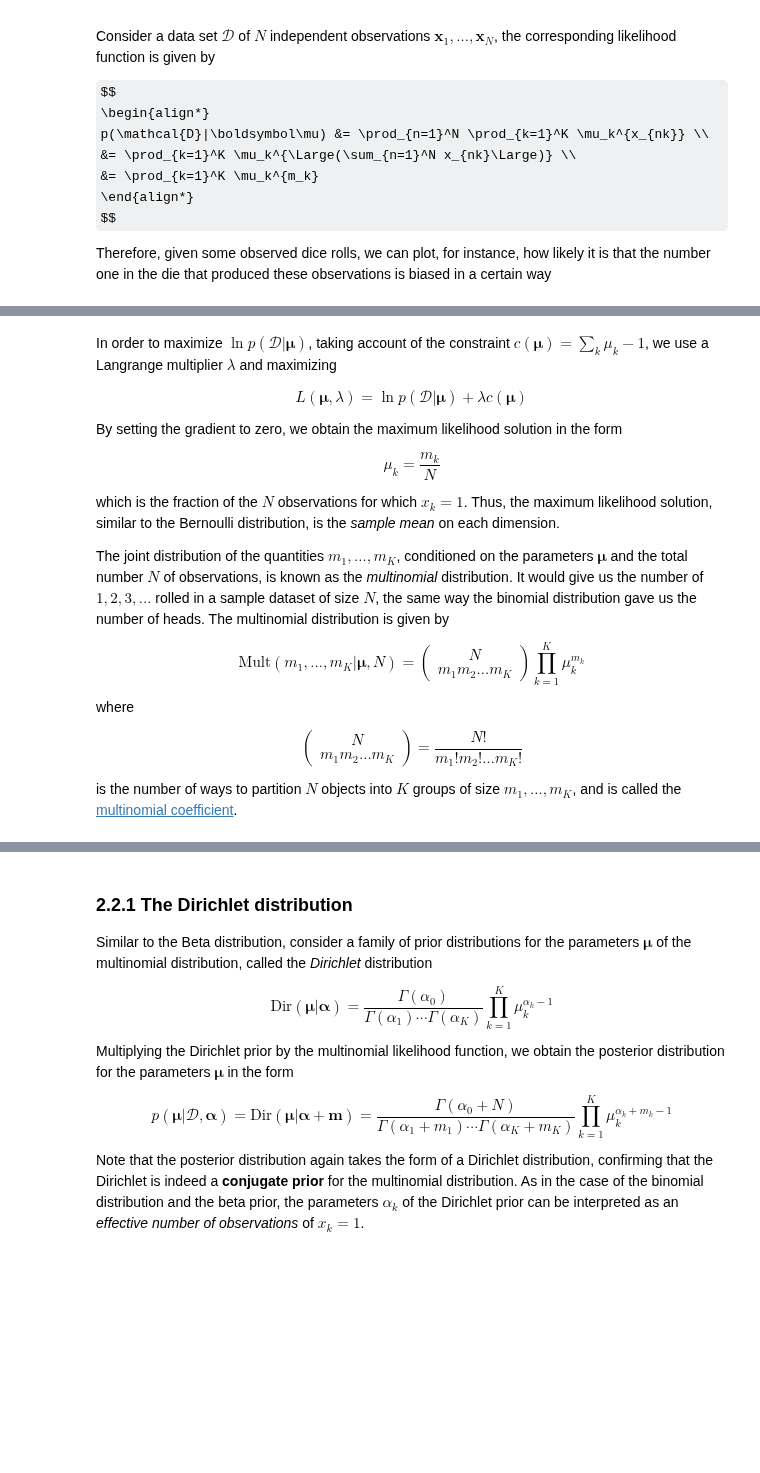
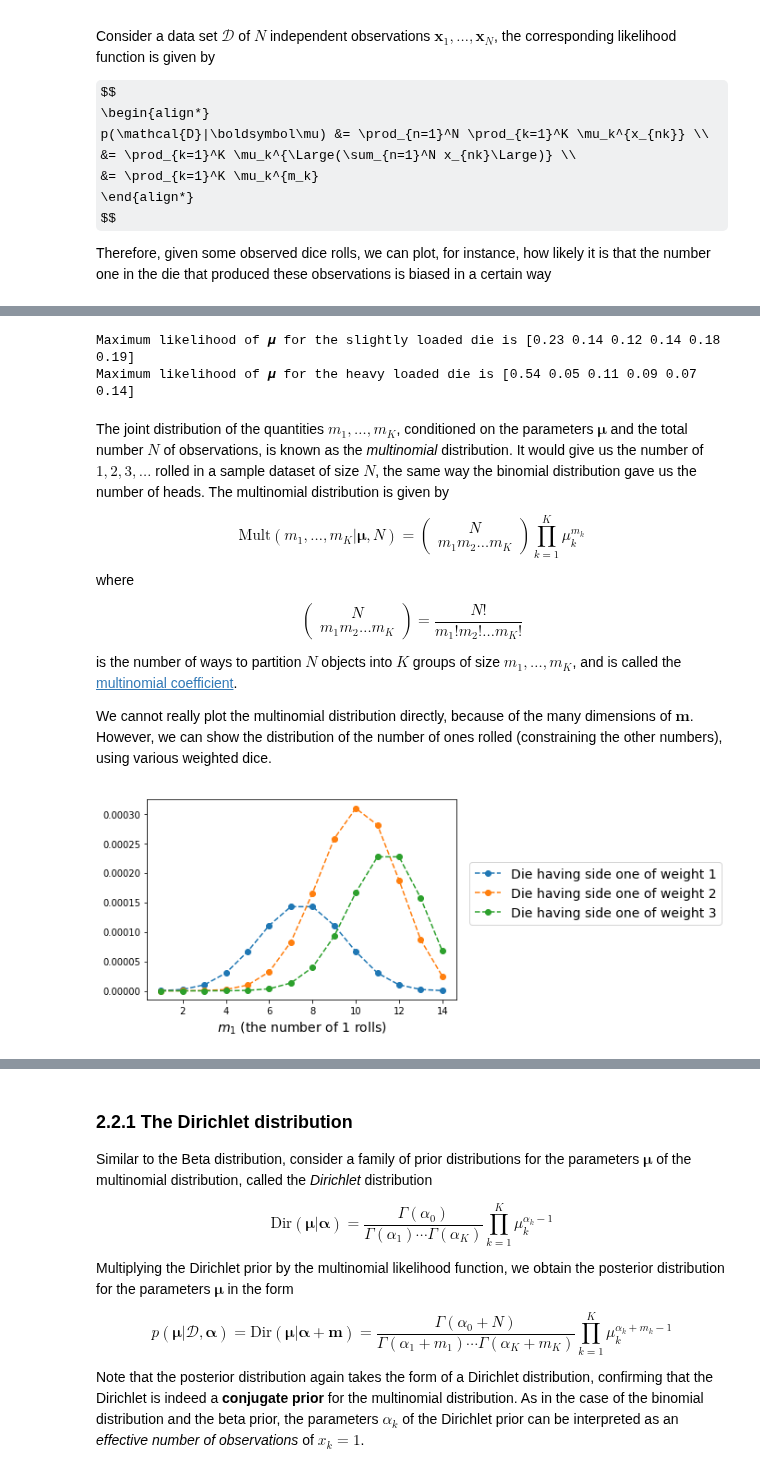
Before and after one commit to vagmcs/PRML, a Jupyter notebook: notebooks/ch2_probability_distributions.ipynb, the cells around one changed output, grey strips where cells are left out. Saved outputs shown, nothing was run; the diff lists cells and outputs as text; code cells hidden in the pictures; some formulas as TeX source; blank space fills up the shorter version.

```diff
--- a/notebooks/ch2_probability_distributions.ipynb
+++ b/notebooks/ch2_probability_distributions.ipynb
@@ -481,19 +496,11 @@ plt.show()
+# %%
+print("Maximum likelihood of 𝝁 for the slightly loaded die is", np.mean(slightly_loaded_data, axis=0))
+print("Maximum likelihood of 𝝁 for the heavy loaded die is", np.mean(heavy_loaded_data, axis=0))
+# %% [output]
+Maximum likelihood of 𝝁 for the slightly loaded die is [0.23 0.14 0.12 0.14 0.18 0.19]
+Maximum likelihood of 𝝁 for the heavy loaded die is [0.54 0.05 0.11 0.09 0.07 0.14]
 # %% [markdown]
-In order to maximize $\ln p(\mathcal{D}|\boldsymbol\mu)$, taking account of the constraint $c(\boldsymbol\mu)=\sum_k \mu_k - 1$, we use a Langrange multiplier $\lambda$ and maximizing
-
-$$
-L(\boldsymbol\mu,\lambda) = \ln p(\mathcal{D}|\boldsymbol\mu) + \lambda c(\boldsymbol\mu)
-$$
-
-By setting the gradient to zero, we obtain the maximum likelihood solution in the form
-
-$$
-\mu_k = \frac{m_k}{N}
-$$
-
-which is the fraction of the $N$ observations for which $x_k=1$. Thus, the maximum likelihood solution, similar to the Bernoulli distribution, is the *sample mean* on each dimension.
-
-The joint distribution of the quantities $m_1,\dots,m_K$, conditioned on the parameters $\boldsymbol\mu$ and the total number $N$ of observations, is known as the *multinomial* distribution. It would give us the number of $1, 2, 3, \dots$ rolled in a sample dataset of size $N$, the same way the binomial distribution gave us the number of heads. The multinomial distribution is given by
+The joint distribution of the quantities $m_1,\dots,m_K$, conditioned on the parameters $\mathbf{\mu}$ and the total number $N$ of observations, is known as the *multinomial* distribution. It would give us the number of $1, 2, 3, \dots$ rolled in a sample dataset of size $N$, the same way the binomial distribution gave us the number of heads. The multinomial distribution is given by
 
 $$
 \text{Mult}(m_1,\dots,m_K|\boldsymbol\mu,N) =
@@ -519,3 +526,21 @@ $$
 $$
 
  is the number of ways to partition $N$ objects into $K$ groups of size $m_1,\dots,m_K$, and is called the [multinomial coefficient](https://en.wikipedia.org/wiki/Multinomial_theorem).
+
+We cannot really plot the multinomial distribution directly, because of the many dimensions of $\boldsymbol{m}$. However, we can show the distribution of the number of ones rolled (constraining the other numbers), using various weighted dice.
+# %%
+# Consider N tosses of a 6-sided die.
+N = 35
+m_space = np.arange(1, 15)
+
+# The weight parameter determines how biased is side 1 of the die
+for w in [1, 2, 3]:
+    nums = np.array([w, 1, 1, 1, 1, 1])
+    distribution = Multinomial(N, mu=nums / sum(nums))
+    plt.plot(m_space, [distribution.pdf(np.array([m1, 5, 5, 5, 5, 15 - m1]).T) for m1 in m_space],
+             'o--', label='Die having side one of weight %s' % w)
+
+plt.xlabel("$m_1$ (the number of $1$ rolls)" , fontsize=14)
+plt.legend(bbox_to_anchor=(1, 0.75), loc=2, borderaxespad=1, fontsize=14); plt.show()
+# %% [output]
+[figure, added]
```
Also changed, not shown: parts of 6 cells of this notebook.
